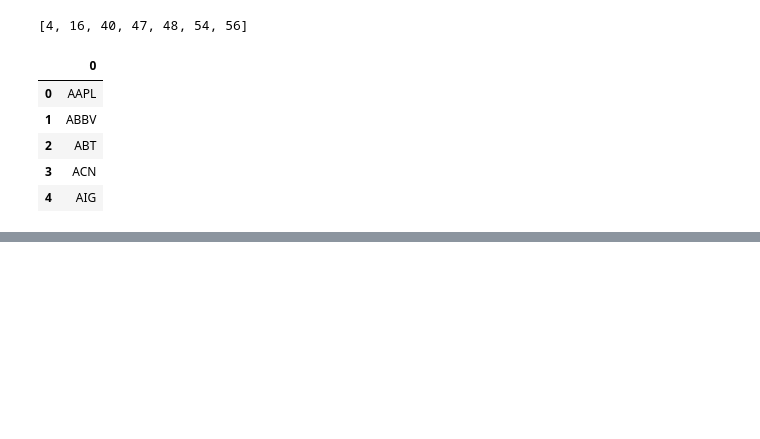
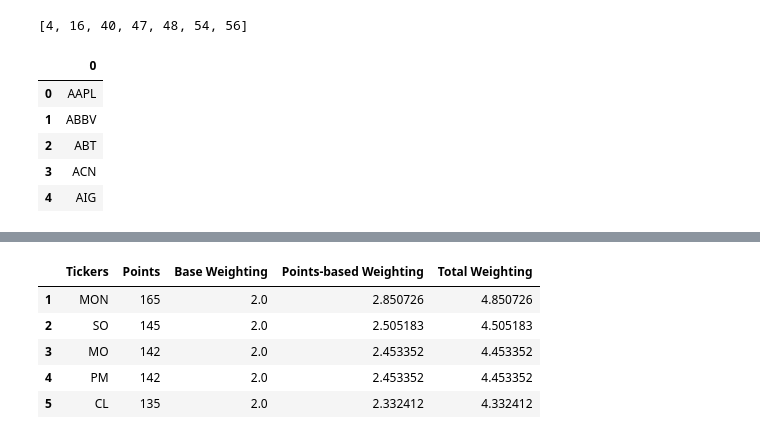
Before and after one commit to richardsha19/portfolio-manager, a Jupyter notebook: Main.ipynb, the cells around one changed output, grey strips where cells are left out. Saved outputs shown, nothing was run; the diff lists cells and outputs as text; code cells hidden in the pictures; blank space fills up the shorter version.

Commit message:
Created Final Portfolio Weightings

```diff
--- a/Main.ipynb
+++ b/Main.ipynb
@@ -351,0 +266,6 @@ score
+# %%
+number_of_stocks = 25
+
+score_dropped = score.copy()
+score_dropped.drop(labels = range(number_of_stocks + 1, len(score) + 1), inplace = True)
+score_dropped.head()
@@ -351,0 +279,14 @@ score
+# %%
+score_dropped['Base Weighting'] = 100/(2*number_of_stocks)
+weighting_sum = score_dropped['Points'].sum()
+
+score_dropped['Points-based Weighting'] = (score_dropped['Points']/weighting_sum) * 50
+score_dropped['Total Weighting'] = score_dropped['Base Weighting'] + score_dropped['Points-based Weighting']
+score_dropped.head()
+# %% [output]
+|  | Tickers | Points | Base Weighting | Points-based Weighting | Total Weighting |
+| 1 | MON | 165 | 2.0 | 2.850726 | 4.850726 |
+| 2 | SO | 145 | 2.0 | 2.505183 | 4.505183 |
+| 3 | MO | 142 | 2.0 | 2.453352 | 4.453352 |
+| 4 | PM | 142 | 2.0 | 2.453352 | 4.453352 |
+| 5 | CL | 135 | 2.0 | 2.332412 | 4.332412 |
```
Also changed, not shown: parts of 11 cells of this notebook.
